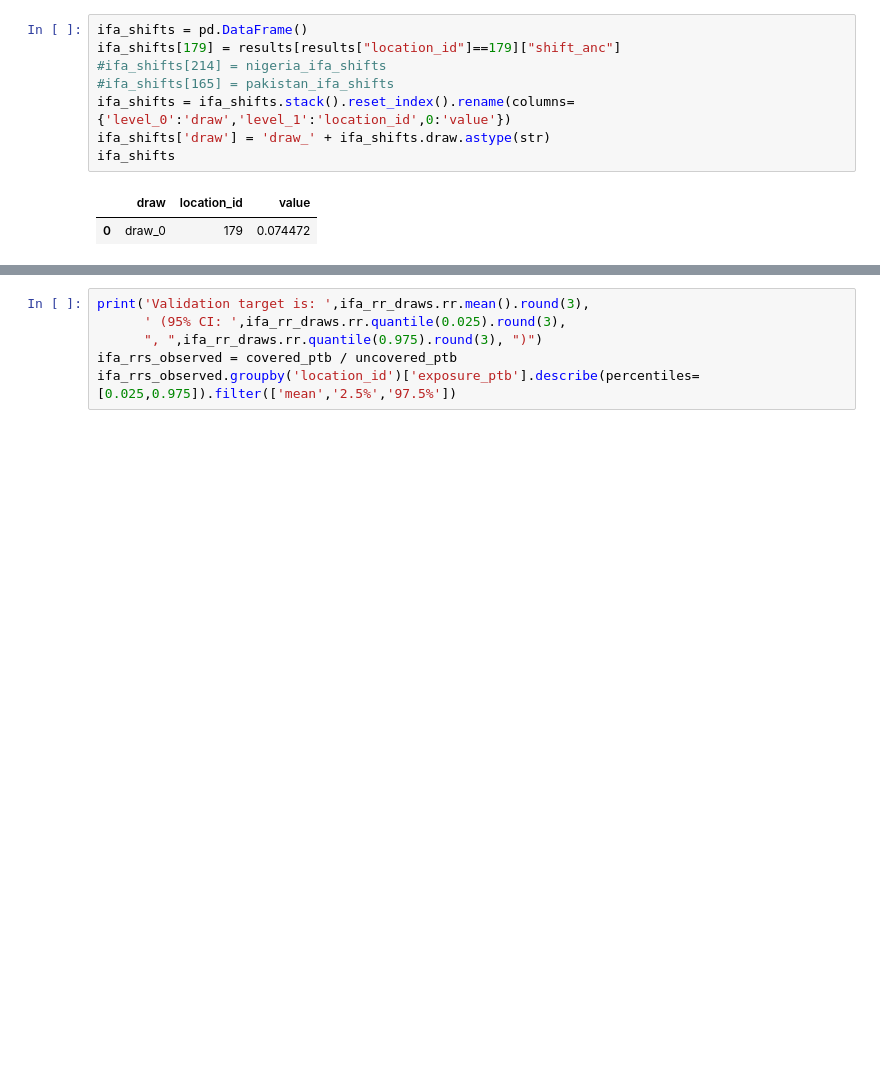
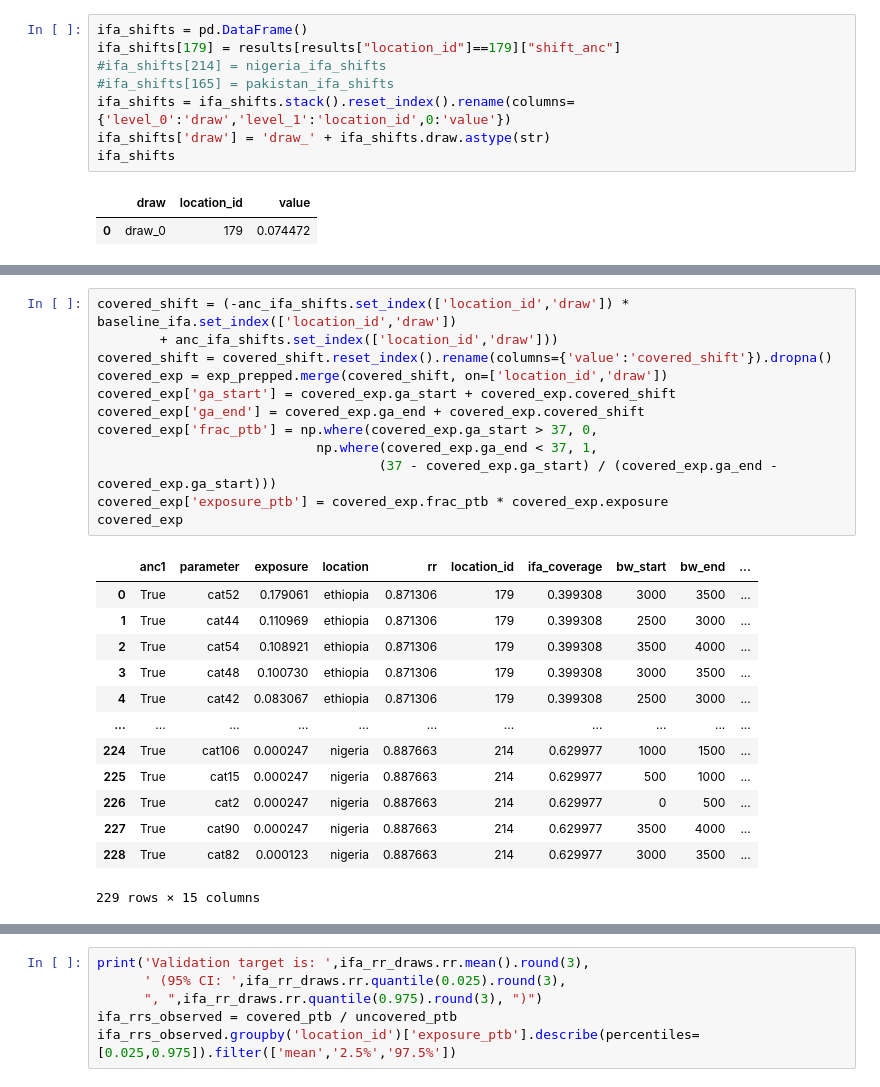
Before and after one commit to ihmeuw/vivarium_gates_mncnh, a Jupyter notebook: src/vivarium_gates_mncnh/data/ifa_mms_gestation_shifts/ifa_gestational_age_shifts.ipynb, the cells around one changed output, grey strips where cells are left out. Cells and saved outputs as stored; diff of their text form; blank space fills up the shorter version.

```diff
--- a/src/vivarium_gates_mncnh/data/ifa_mms_gestation_shifts/ifa_gestational_age_shifts.ipynb
+++ b/src/vivarium_gates_mncnh/data/ifa_mms_gestation_shifts/ifa_gestational_age_shifts.ipynb
@@ -338,0 +299,26 @@ covered_ptb.groupby('location_id').describe(percentiles=[0.025,0.975])[['exposur
+# %%
+covered_shift = (-anc_ifa_shifts.set_index(['location_id','draw']) * baseline_ifa.set_index(['location_id','draw'])
+        + anc_ifa_shifts.set_index(['location_id','draw']))
+covered_shift = covered_shift.reset_index().rename(columns={'value':'covered_shift'}).dropna()
+covered_exp = exp_prepped.merge(covered_shift, on=['location_id','draw'])
+covered_exp['ga_start'] = covered_exp.ga_start + covered_exp.covered_shift
+covered_exp['ga_end'] = covered_exp.ga_end + covered_exp.covered_shift
+covered_exp['frac_ptb'] = np.where(covered_exp.ga_start > 37, 0,
+                            np.where(covered_exp.ga_end < 37, 1,
+                                    (37 - covered_exp.ga_start) / (covered_exp.ga_end - covered_exp.ga_start)))
+covered_exp['exposure_ptb'] = covered_exp.frac_ptb * covered_exp.exposure
+covered_exp
+# %% [output]
+|  | anc1 | parameter | exposure | location | rr | location_id | ifa_coverage | bw_start | bw_end | ... |
+| 0 | True | cat52 | 0.179061 | ethiopia | 0.871306 | 179 | 0.399308 | 3000 | 3500 | ... |
+| 1 | True | cat44 | 0.110969 | ethiopia | 0.871306 | 179 | 0.399308 | 2500 | 3000 | ... |
+| 2 | True | cat54 | 0.108921 | ethiopia | 0.871306 | 179 | 0.399308 | 3500 | 4000 | ... |
+| 3 | True | cat48 | 0.100730 | ethiopia | 0.871306 | 179 | 0.399308 | 3000 | 3500 | ... |
+| 4 | True | cat42 | 0.083067 | ethiopia | 0.871306 | 179 | 0.399308 | 2500 | 3000 | ... |
+| ... | ... | ... | ... | ... | ... | ... | ... | ... | ... | ... |
+| 224 | True | cat106 | 0.000247 | nigeria | 0.887663 | 214 | 0.629977 | 1000 | 1500 | ... |
+| 225 | True | cat15 | 0.000247 | nigeria | 0.887663 | 214 | 0.629977 | 500 | 1000 | ... |
+| 226 | True | cat2 | 0.000247 | nigeria | 0.887663 | 214 | 0.629977 | 0 | 500 | ... |
+| 227 | True | cat90 | 0.000247 | nigeria | 0.887663 | 214 | 0.629977 | 3500 | 4000 | ... |
+| 228 | True | cat82 | 0.000123 | nigeria | 0.887663 | 214 | 0.629977 | 3000 | 3500 | ... |
+229 rows × 15 columns
```
Also changed, not shown: parts of 24 cells of this notebook.
